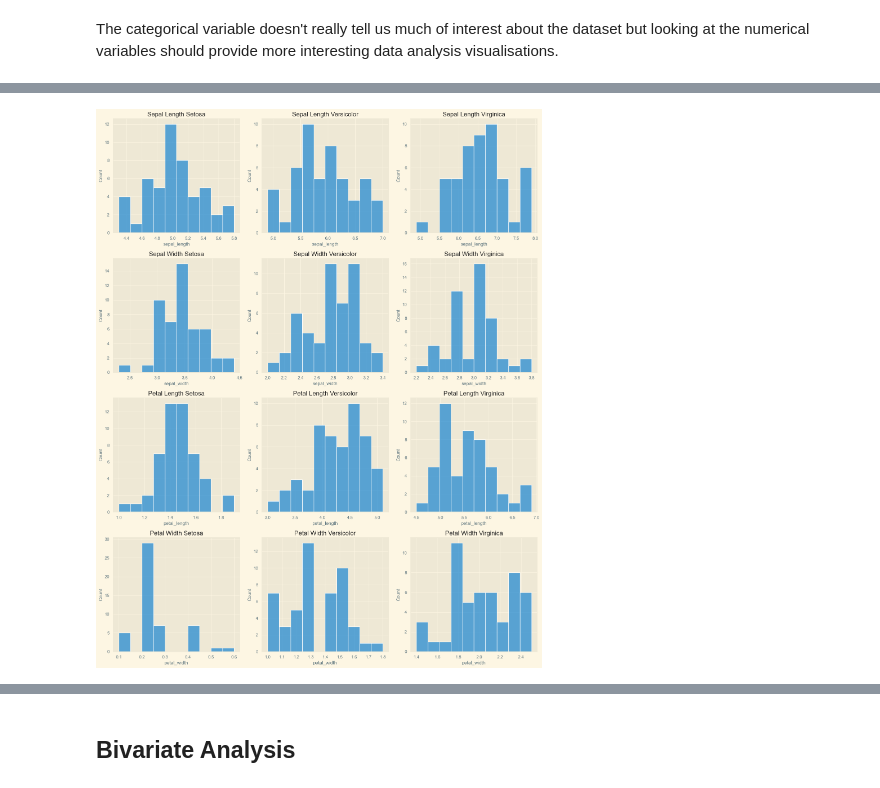
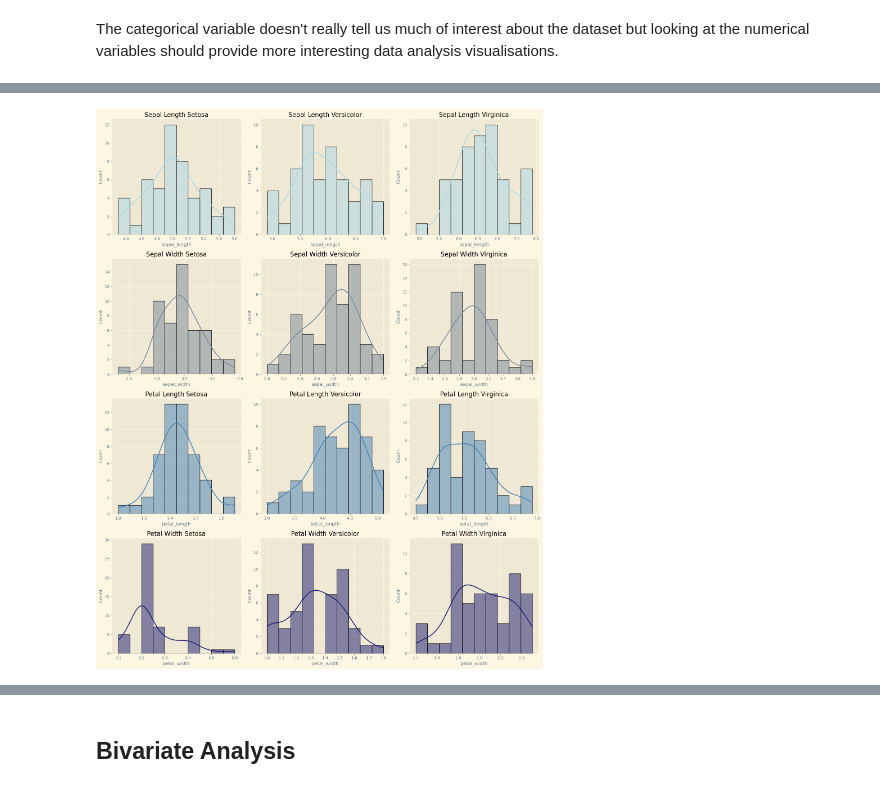
Before and after one commit to lgrealish/foda23, a Jupyter notebook: project.ipynb, the cells around one changed output, grey strips where cells are left out. Drawn from its saved outputs; the diff is of its cells as text; code cells hidden in the pictures.

```diff
--- a/project.ipynb
+++ b/project.ipynb
@@ -339,38 +462,38 @@ iris_s = df[df.species == "setosa"]
 iris_vers = df[df.species == "versicolor"]
 iris_virg = df[df.species == "virginica"]
 # %%
-# Generate histograms for each numerical variable by species
+# Generate histograms for each numerical variable split out by species
 f,axes=plt.subplots(4,3, figsize=(16,20))
 
-sns.histplot(iris_s["sepal_length"],  kde = False, label = "Iris setosa", bins=10, ax=axes[0,0] )
+sns.histplot(iris_s["sepal_length"],  kde = True, label = "Iris setosa", bins=10, ax=axes[0,0],color = "lightblue" )
 ax=axes[0,0].set_title("Sepal Length Setosa");
-sns.histplot(iris_vers["sepal_length"],  kde = False, label = "Iris versicolor", bins=10, ax=axes[0,1] )
+sns.histplot(iris_vers["sepal_length"],  kde = True, label = "Iris versicolor", bins=10, ax=axes[0,1], color = "lightblue" )
 ax=axes[0,1].set_title("Sepal Length Versicolor");
-sns.histplot(iris_virg["sepal_length"],  kde = False, label = "Iris virginica", bins=10, ax=axes[0,2] )
+sns.histplot(iris_virg["sepal_length"],  kde = True, label = "Iris virginica", bins=10, ax=axes[0,2], color = "lightblue" )
 ax=axes[0,2].set_title("Sepal Length Virginica");
 
-sns.histplot(iris_s["sepal_width"],  kde = False, label = "Iris setosa", bins=10, ax=axes[1,0] )
+sns.histplot(iris_s["sepal_width"],  kde = True, label = "Iris setosa", bins=10, ax=axes[1,0],color = "lightslategray" )
 ax=axes[1,0].set_title("Sepal Width Setosa");
-sns.histplot(iris_vers["sepal_width"],  kde = False, label = "Iris versicolor", bins=10, ax=axes[1,1] )
+sns.histplot(iris_vers["sepal_width"],  kde = True, label = "Iris versicolor", bins=10, ax=axes[1,1], color = "lightslategray" )
 ax=axes[1,1].set_title("Sepal Width Versicolor");
-sns.histplot(iris_virg["sepal_width"],  kde = False, label = "Iris virginica", bins=10, ax=axes[1,2] )
+sns.histplot(iris_virg["sepal_width"],  kde = True, label = "Iris virginica", bins=10, ax=axes[1,2], color = "lightslategray" )
 ax=axes[1,2].set_title("Sepal Width Virginica");
 
-sns.histplot(iris_s["petal_length"],  kde = False, label = "Iris setosa", bins=10, ax=axes[2,0] )
+sns.histplot(iris_s["petal_length"],  kde = True, label = "Iris setosa", bins=10, ax=axes[2,0], color = "steelblue" )
 ax=axes[2,0].set_title("Petal Length Setosa");
-sns.histplot(iris_vers["petal_length"],  kde = False, label = "Iris versicolor", bins=10, ax=axes[2,1] )
+sns.histplot(iris_vers["petal_length"],  kde = True, label = "Iris versicolor", bins=10, ax=axes[2,1], color = "steelblue" )
 ax=axes[2,1].set_title("Petal Length Versicolor");
-sns.histplot(iris_virg["petal_length"],  kde = False, label = "Iris virginica", bins=10, ax=axes[2,2] )
+sns.histplot(iris_virg["petal_length"],  kde = True, label = "Iris virginica", bins=10, ax=axes[2,2], color = "steelblue" )
 ax=axes[2,2].set_title("Petal Length Virginica");
 
-sns.histplot(iris_s["petal_width"],  kde = False, label = "Iris setosa", bins=10, ax=axes[3,0] )
+sns.histplot(iris_s["petal_width"],  kde = True, label = "Iris setosa", bins=10, ax=axes[3,0], color="midnightblue" )
 ax=axes[3,0].set_title("Petal Width Setosa");
-sns.histplot(iris_vers["petal_width"],  kde = False, label = "Iris versicolor", bins=10, ax=axes[3,1] )
+sns.histplot(iris_vers["petal_width"],  kde = True, label = "Iris versicolor", bins=10, ax=axes[3,1], color="midnightblue" )
 ax=axes[3,1].set_title("Petal Width Versicolor");
-sns.histplot(iris_virg["petal_width"],  kde = False, label = "Iris virginica", bins=10, ax=axes[3,2] )
+sns.histplot(iris_virg["petal_width"],  kde = True, label = "Iris virginica", bins=10, ax=axes[3,2], color="midnightblue" )
 ax=axes[3,2].set_title("Petal Width Virginica");
 
 
 plt.tight_layout();
 # %% [output]
-[figure, old version]
+[figure, new version]
```
Also changed, not shown: parts of 25 cells of this notebook.
